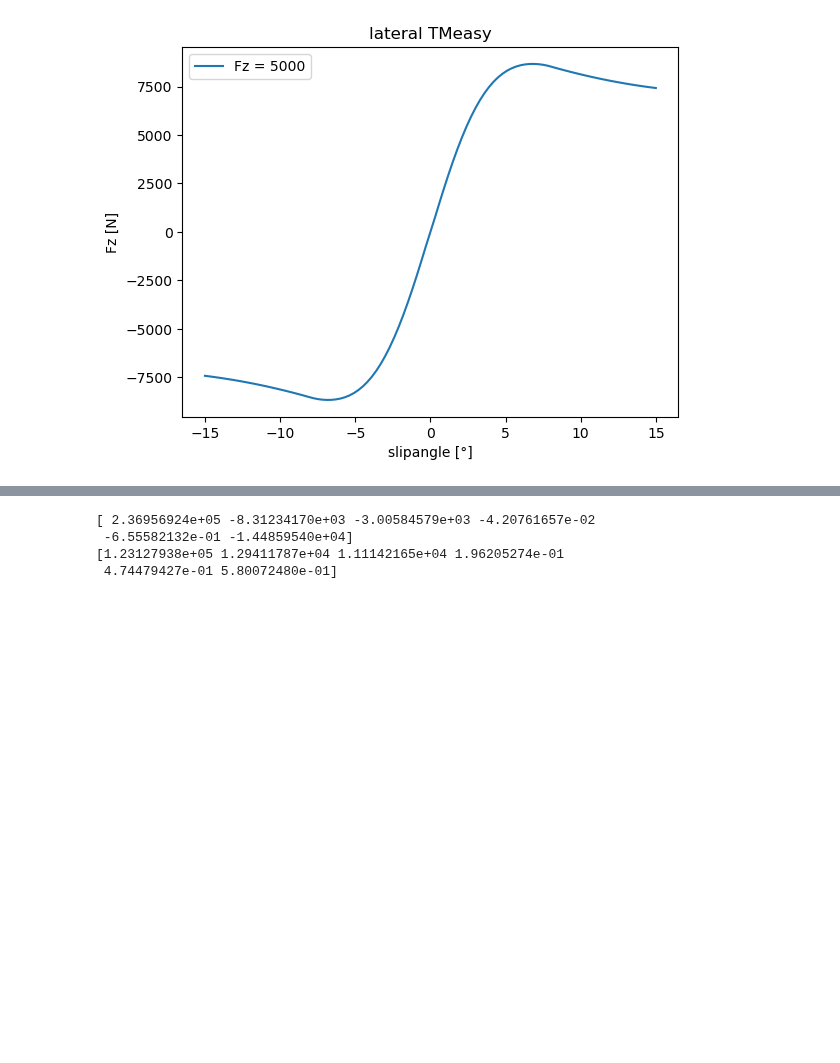
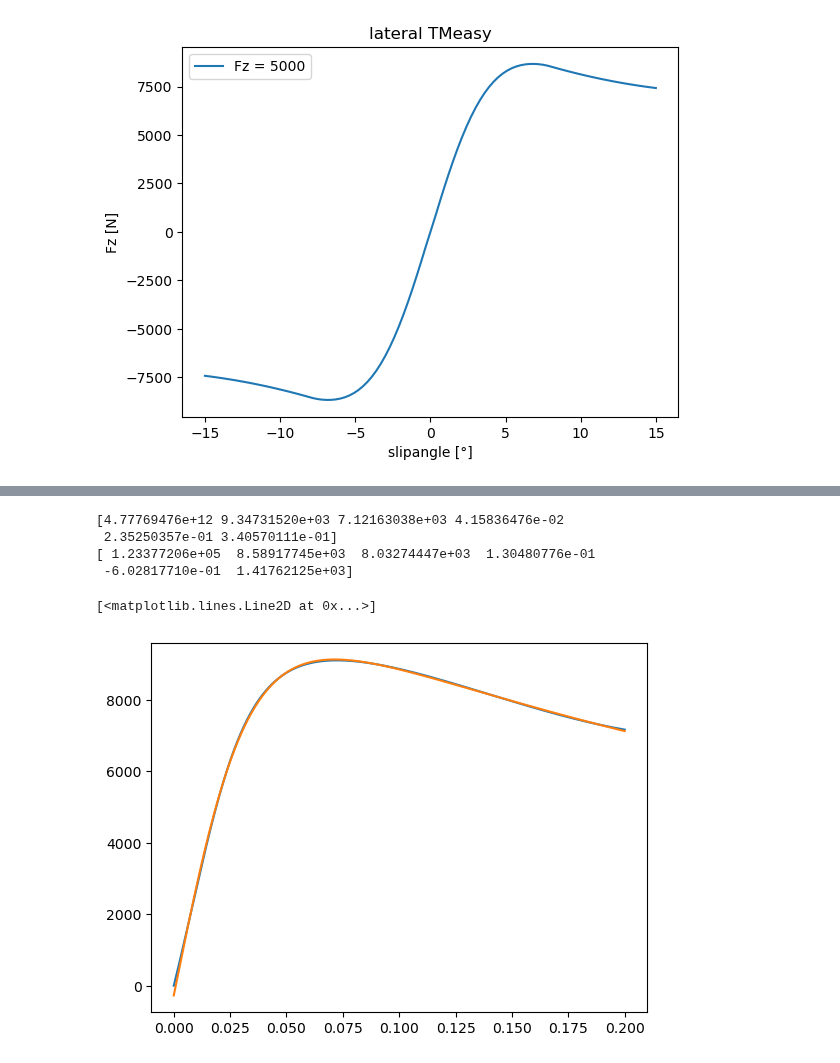
Before and after one commit to BenediktRuhland/SA-Tire-model, a Jupyter notebook: model/MFsimpel_fit.ipynb, the cells around one changed output, grey strips where cells are left out. Cells and saved outputs as stored; diff of their text form; code cells hidden in the pictures; blank space fills up the shorter version.

```diff
--- a/model/MFsimpel_fit.ipynb
+++ b/model/MFsimpel_fit.ipynb
@@ -239,8 +239,21 @@ plt.legend(['TMeasy (gefittet)','Pacejka52 (orginal)'])
-# %%
-print(Fx_params)
-print(Fy_params)
-# %% [output]
-[ 2.36956924e+05 -8.31234170e+03 -3.00584579e+03 -4.20761657e-02
- -6.55582132e-01 -1.44859540e+04]
-[1.23127938e+05 1.29411787e+04 1.11142165e+04 1.96205274e-01
- 4.74479427e-01 5.80072480e-01]
+# %%
+print(Fx_params)
+print(Fy_params)
+
+#Fx:  [ 2.36956924e+05 -8.31234170e+03 -3.00584579e+03 -4.20761657e-02 -6.55582132e-01 -1.44859540e+04]
+#Fy: [ 1.23377206e+05  8.58917745e+03  8.03274447e+03  1.30480776e-01-6.02817710e-01  1.41762125e+03]
+
+plt.figure(1)
+Sxx = np.linspace(0,0.2,1000)
+Syy = np.linspace(-0.3,0.3,1000)
+Fxx_fit = tmpa.calcFx( Sxx, Syy, Fx_params[0],Fx_params[1],Fx_params[2],Fx_params[3],Fx_params[4],Fx_params[5])
+Fxx_pa52 = pa52.Pacejka52_long(Fz,Sxx,IA,Fz0)[0]
+plt.plot(Sxx,Fxx_fit)
+plt.plot(Sxx,Fxx_pa52)
+# %% [output]
+[4.77769476e+12 9.34731520e+03 7.12163038e+03 4.15836476e-02
+ 2.35250357e-01 3.40570111e-01]
+[ 1.23377206e+05  8.58917745e+03  8.03274447e+03  1.30480776e-01
+ -6.02817710e-01  1.41762125e+03]
+[<matplotlib.lines.Line2D at 0x...>]
+[figure, added]
```
Also changed, not shown: parts of 1 cell of this notebook, 5 other files.
